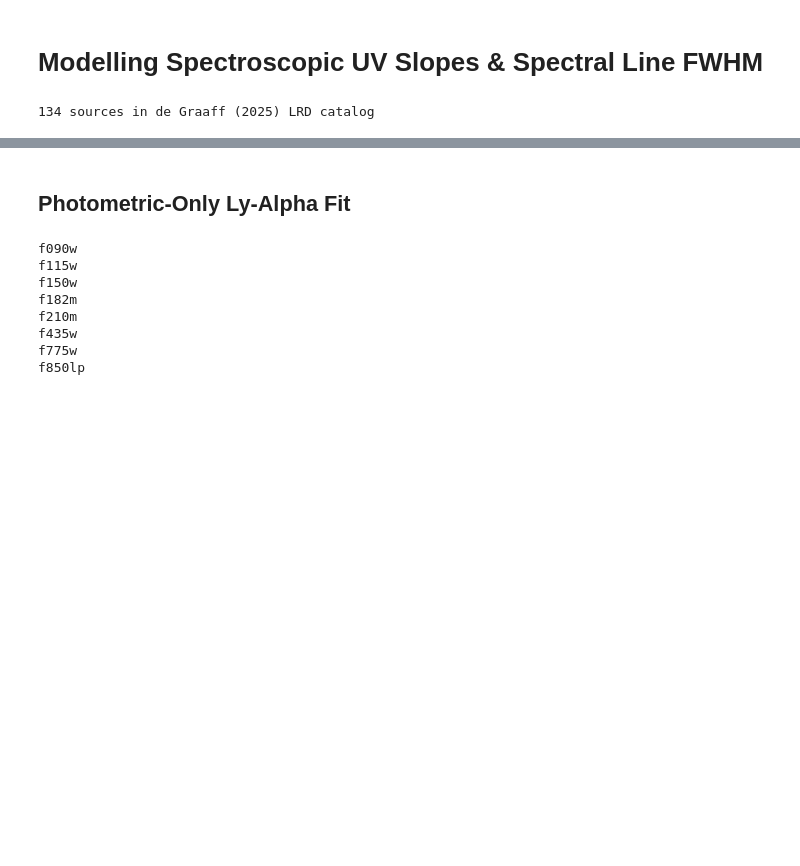
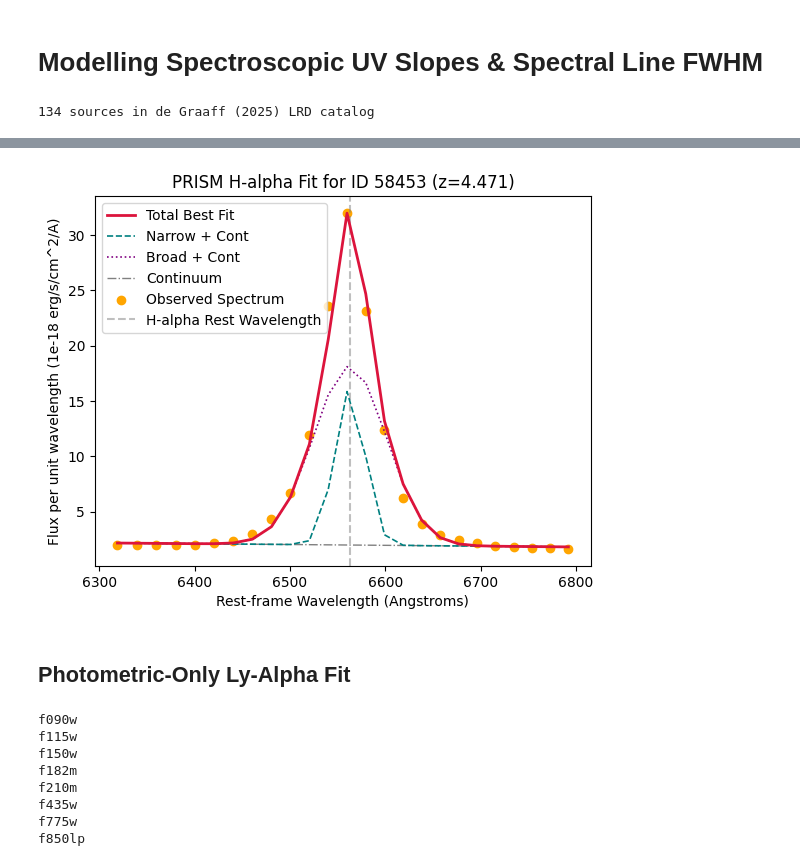
Before and after one commit to sfremy/my-eazy-jwst, a Jupyter notebook: scripts/lrdselect.ipynb, the cells around one changed output, grey strips where cells are left out. Saved outputs shown, nothing was run; the diff lists cells and outputs as text; code cells hidden in the pictures; blank space fills up the shorter version.

```diff
--- a/scripts/lrdselect.ipynb
+++ b/scripts/lrdselect.ipynb
@@ -1819,0 +1959,2 @@ plt.errorbar(spec_wavelengths[mask], spec_flux_flambda[mask], spec_noise[mask])
+# %%
+source = uv_bright_spectra[3]
@@ -1820,3 +2048,54 @@ plt.errorbar(spec_wavelengths[mask], spec_flux_flambda[mask], spec_noise[mask])
+# %%
+from scipy.special import erf
+
+# 1. Extract posterior medians
+s_lsf = float(np.median(samples['s_lsf']))
+mu = float(np.median(samples['mu_line']))
+fn = float(np.median(samples['flux_narrow']))
+fb = float(np.median(samples['flux_broad']))
+sn = float(np.median(samples['sigma_narrow']))
+sb = float(np.median(samples['sigma_broad']))
+cb = float(np.median(samples['cont_b']))
+cm = float(np.median(samples['cont_m']))
+
+# 2. Pixel boundaries for evaluation
+dlam = np.gradient(wave_rest[line_mask])
+lam_min = wave_rest[line_mask] - 0.5 * dlam
+lam_max = wave_rest[line_mask] + 0.5 * dlam
+
+# 3. Effective dispersions convolved with instrumental LSF
+sig_n_eff = np.sqrt(sn**2 + (s_lsf * prism_lsf_sigma[line_mask])**2)
+sig_b_eff = np.sqrt(sb**2 + (s_lsf * prism_lsf_sigma[line_mask])**2)
+
+# Helper function for pixel-integrated line flux
+def calc_integrated_flux(lam_min, lam_max, total_flux, mu, sig):
+    sqrt2_sig = np.sqrt(2.0) * sig
+    cdf_diff = 0.5 * (erf((lam_max - mu) / sqrt2_sig) - erf((lam_min - mu) / sqrt2_sig))
+    return (total_flux * cdf_diff) / (lam_max - lam_min)
+
+# 4. Evaluate individual components
+f_narrow_eval = calc_integrated_flux(lam_min, lam_max, fn, mu, sig_n_eff)
+f_broad_eval = calc_integrated_flux(lam_min, lam_max, fb, mu, sig_b_eff)
+f_cont_eval = cm * (wave_rest[line_mask] - mu) + cb
+
+f_total_model = f_narrow_eval + f_broad_eval + f_cont_eval
+
+# 5. Overlay on your existing scatterplot
+plt.plot(wave_rest[line_mask], f_total_model, color='crimson', lw=2, label='Total Best Fit', zorder=4)
+plt.plot(wave_rest[line_mask], f_narrow_eval + f_cont_eval, color='teal', ls='--', lw=1.2, label='Narrow + Cont', zorder=3)
+plt.plot(wave_rest[line_mask], f_broad_eval + f_cont_eval, color='purple', ls=':', lw=1.2, label='Broad + Cont', zorder=3)
+plt.plot(wave_rest[line_mask], f_cont_eval, color='gray', ls='-.', lw=1.0, label='Continuum', zorder=2)
+plt.scatter(wave_rest[line_mask], spec_flux_flambda[line_mask], color='orange', label='Observed Spectrum')
+plt.axvline(6562.8, color='gray', linestyle='--', alpha=0.5, label='H-alpha Rest Wavelength')
+
+
+plt.xlabel('Rest-frame Wavelength (Angstroms)')
+plt.ylabel('Flux per unit wavelength (1e-18 erg/s/cm^2/A)')
+plt.title(f'PRISM H-alpha Fit for ID {source["srcid"]} (z={z_source:.3f})')
+plt.legend(frameon=True)
+plt.show()
+# %% [output]
+[figure, added]
 # %% [markdown]
 ## Photometric-Only Ly-Alpha Fit
 # %%
```
Also changed, not shown: parts of 9 cells of this notebook, 9 other files.
